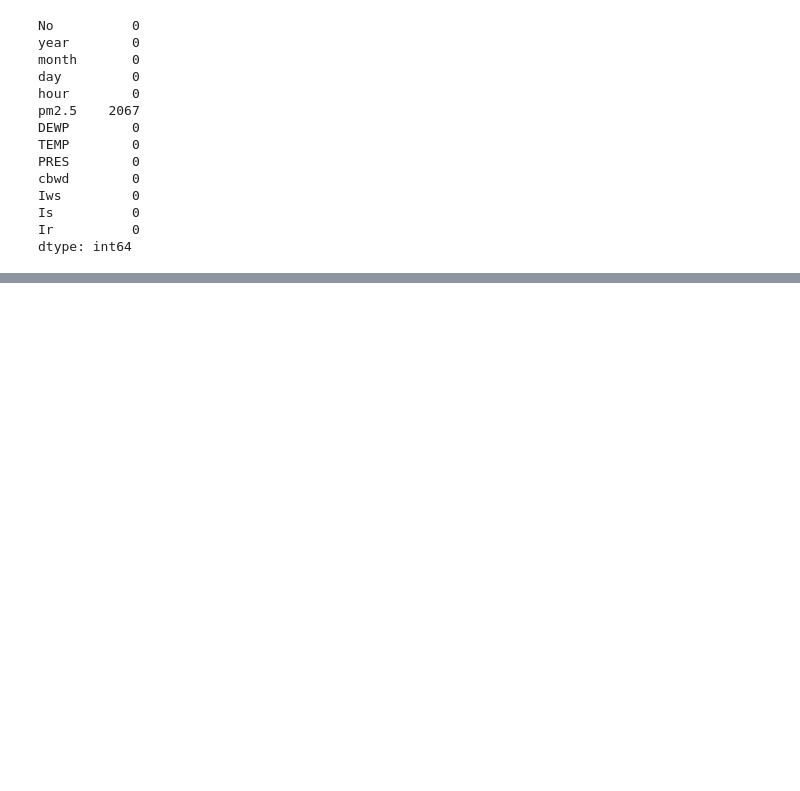
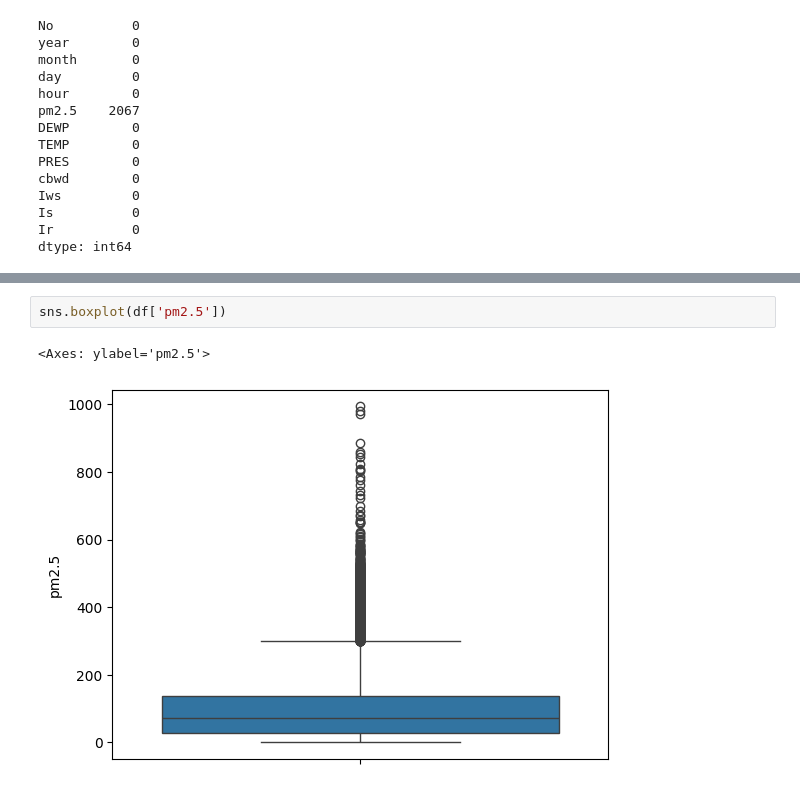
Before and after one commit to PranavPhatak/Air-Quality-Prediction-using-ANN, a Jupyter notebook: main.ipynb, the cells around one changed output, grey strips where cells are left out. Saved outputs shown, nothing was run; the diff lists cells and outputs as text; blank space fills up the shorter version.

```diff
--- a/main.ipynb
+++ b/main.ipynb
@@ -89,0 +71,5 @@ AttributeError: 'list' object has no attribute 'value_counts'
+# %%
+sns.boxplot(df['pm2.5'])
+# %% [output]
+<Axes: ylabel='pm2.5'>
+[figure, added]
```
Also changed, not shown: parts of 12 cells of this notebook.
